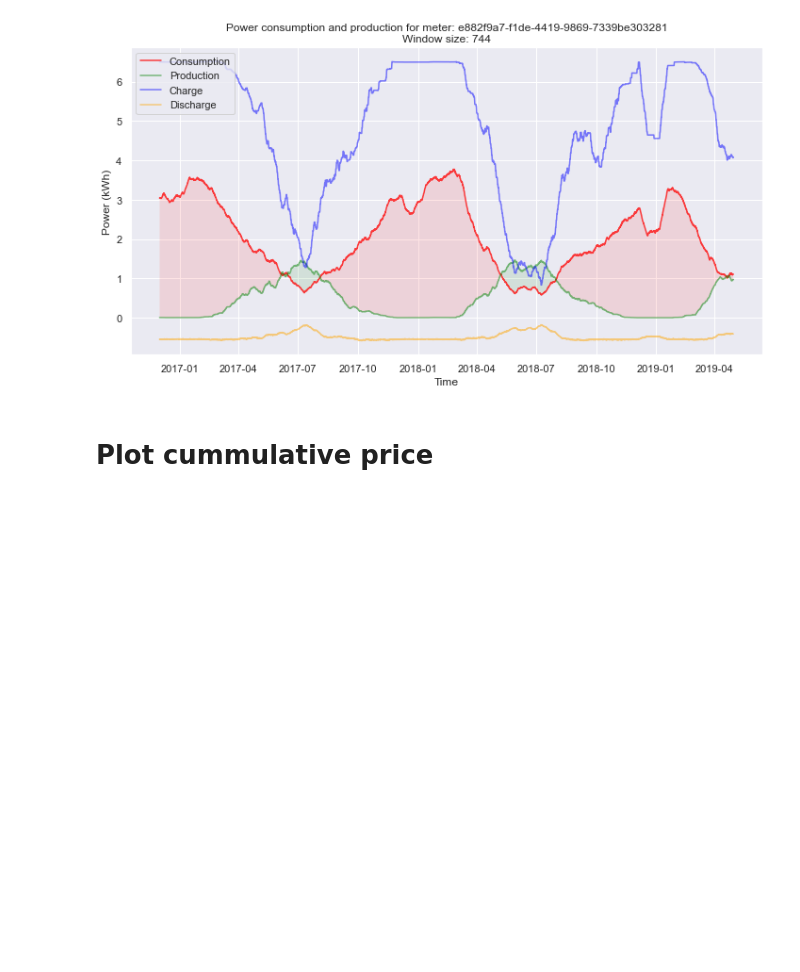
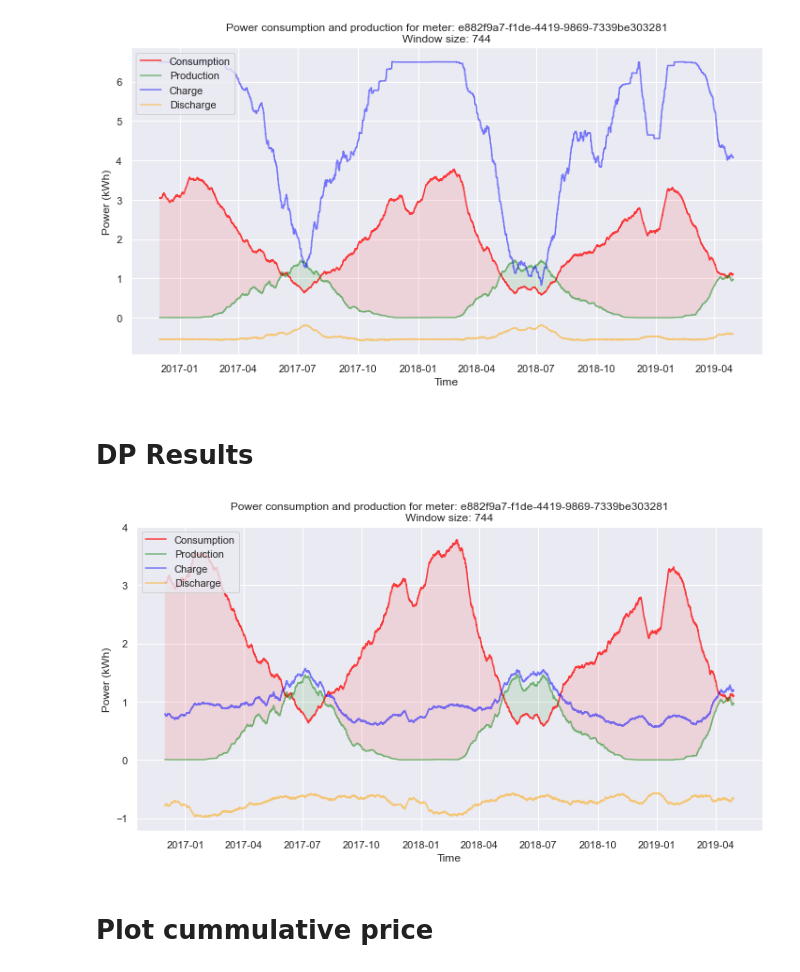
Before and after one commit to 4ug-aug/Otovo-OptimalControl, a Jupyter notebook: apply_battery.ipynb, the cells around one changed output. Cells and saved outputs as stored; diff of their text form; code cells hidden in the pictures; blank space fills up the shorter version.

```diff
--- a/apply_battery.ipynb
+++ b/apply_battery.ipynb
@@ -546,3 +547,5 @@ plt.savefig("figures/prod-cons-plot-price-optim.png")
 plt.show()
 # %% [output]
 [figure]
+# %% [markdown]
+# DP Results
@@ -549,3 +607,47 @@ plt.show()
+# %%
+# Smooth data
+window_size = 24*31
+
+
+series_battery_DP_cons_ma = moving_average(pd.Series(series_merge["num_kwh_cons"]), window=window_size)
+series_battery_DP_prod_ma = moving_average(pd.Series(series_merge["num_kwh_prod"]), window=window_size)
+series_battery_charge_ma = moving_average(pd.Series(dp_charge_list), window=window_size)
+series_battery_DP_discharge_ma = moving_average(pd.Series(dp_discharge_list), window=window_size)
+
+# num_kwh_cons_ma = moving_average(series_merge["num_kwh_cons"], window=24)
+sns.set()
+
+fig, ax = plt.subplots(figsize=(12, 6))
+ax.plot(series_merge["timeslot"], series_battery_DP_cons_ma, label="Consumption", color="red", alpha=0.75)
+ax.plot(series_merge["timeslot"], series_battery_DP_prod_ma, label="Production", color="green", alpha=0.5)
+# ax.plot(series_battery["timeslot"], series_battery["surplus_deficit"], label="Surplus Deficit", alpha=0.75)
+
+# Fill between positive
+# ax.fill_between(series_merge["timeslot"], 0, series_merge["num_kwh_cons_ma"], where=series_merge["num_kwh_cons_ma"] >= 0, facecolor="green", alpha=0.5)
+ax.fill_between(series_merge["timeslot"], series_battery_DP_cons_ma, series_battery_DP_prod_ma, where=series_battery_DP_prod_ma>series_battery_DP_cons_ma, facecolor='green', alpha=0.1)
+ax.fill_between(series_merge["timeslot"], series_battery_DP_cons_ma, series_battery_DP_prod_ma, where=series_battery_DP_prod_ma<series_battery_DP_cons_ma, facecolor='red', alpha=0.1)
+
+# x-axis label
+ax.set_xlabel("Time")
+# y-axis label
+ax.set_ylabel("Power (kWh)")
+
+# plot title
+ax.set_title("Power consumption and production for meter: " + meter_id + "\n" + "Window size: " + str(window_size))
+
+# plot battery.charge_list as bar plot
+# fig, ax = plt.subplots(figsize=(12, 6))
+ax.plot(series_merge["timeslot"], series_battery_charge_ma, label="Charge", color="blue", alpha=0.5)
+ax.plot(series_merge["timeslot"], series_battery_DP_discharge_ma, label="Discharge", color="orange", alpha=0.5)
+
+# show legend
+ax.legend(loc="upper left")
+
+plt.savefig("figures/results/prod-cons-plot-dp.png")
+
+plt.show()
+# %% [output]
+[figure, added]
 # %% [markdown]
 # Plot cummulative price
 # %%
```
Also changed, not shown: parts of 12 cells of this notebook.
